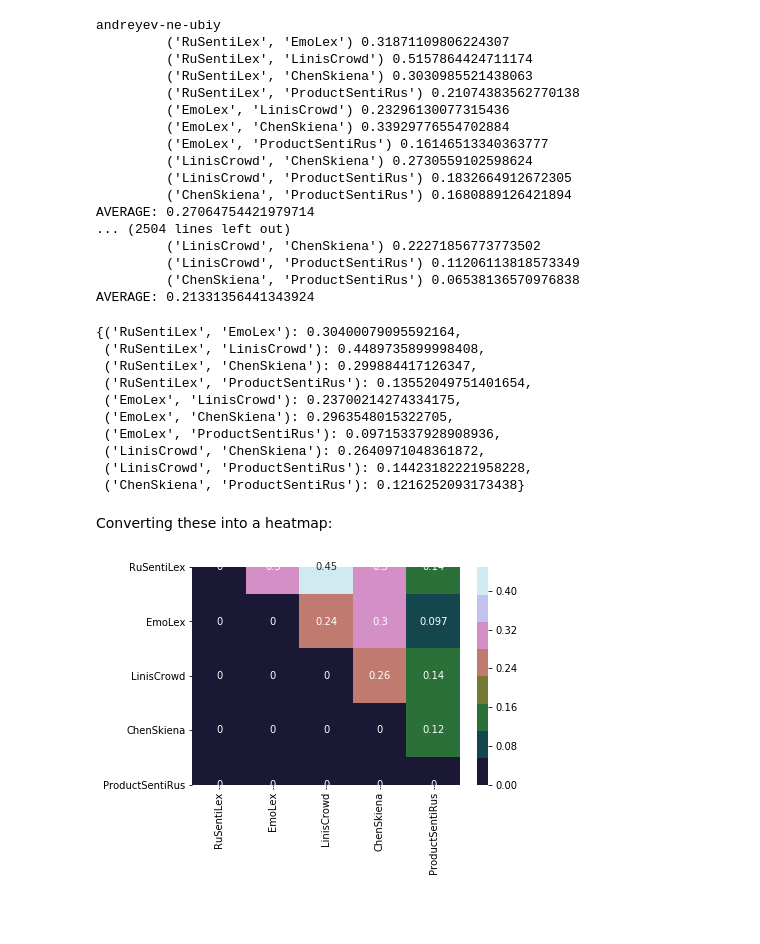
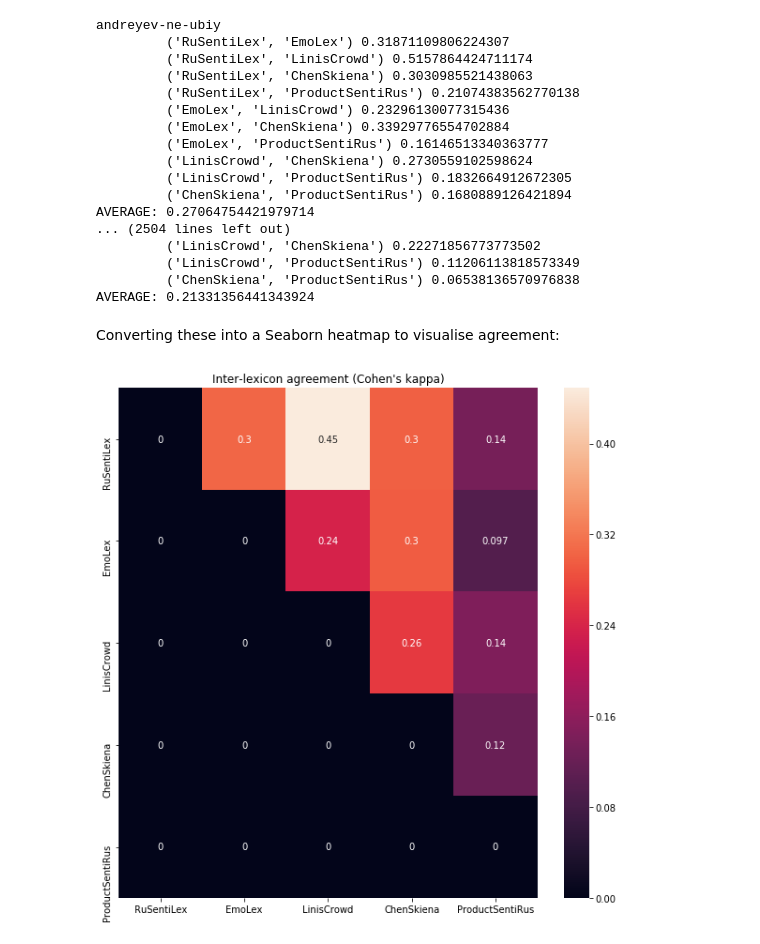
Before and after one commit to creaciond/rus-dra-emotions, a Jupyter notebook: lexicons.ipynb, the cells around one changed output. Drawn from its saved outputs; the diff is of its cells as text; code cells hidden in the pictures; blank space fills up the shorter version.

```diff
--- a/lexicons.ipynb
+++ b/lexicons.ipynb
@@ -59,8 +60,7 @@ plt.savefig("./data/figures/spoken_positive_by_lexicon.png", dpi=600)
 # %% [markdown]
 X-axis is a percentage of phrases in a play labeled positive, Y-axis is amount of plays with given percentage.
 # %%
-g = sns.FacetGrid(df, col="lexicon")
-sns.set_palette(sns.color_palette("hls", 8))
+g = sns.FacetGrid(df, col="lexicon", palette=sns.color_palette("hls", 8))
 g.map(plt.hist, "spoken negative, %");
 plt.savefig("./data/figures/spoken_negative_by_lexicon.png", dpi=600)
 # %% [output]
@@ -95,16 +95,17 @@ plt.savefig("./data/figures/stage_negative_by_lexicon.png", dpi=600)
 # %% [markdown]
 ### 2.3. Inter-lexicon agreement
 # %%
+lexicons = ["RuSentiLex", "EmoLex", "LinisCrowd", "ChenSkiena", "ProductSentiRus"]
 lexicons_pairs = []
-for item in combinations(lexicons_dict.keys(), 2):
+for item in combinations(lexicons, 2):
     lexicons_pairs.append(item)
 lexicons_pairwise = {pair: [] for pair in lexicons_pairs}
 # %%
 for play_name in df_by_line["play"].unique():
+    print(play_name)
     try:
         kappas = []
-        print(play_name)
-        data_to_viz = df_by_line[df_by_line["play"] == play_name][lexicons_dict.keys()]
+        data_to_viz = df_by_line[df_by_line["play"] == play_name][lexicons]
         for pair in lexicons_pairs:
             k = cohen_kappa_score(data_to_viz[pair[0]], data_to_viz[pair[1]])
             kappas.append(k)
@@ -112,7 +113,7 @@ for play_name in df_by_line["play"].unique():
             print("\t", pair, k)
         print("AVERAGE: {}".format(sum(kappas)/len(kappas)))
     except:
-        pass
+        print("ERROR")
 # %% [output]
 andreyev-ne-ubiy
          ('RuSentiLex', 'EmoLex') 0.31871109806224307
@@ -135,29 +136,18 @@ AVERAGE: 0.21331356441343924
 lexicons_pairwise_mean = {
     lexicons_key: mean(lexicons_pairwise[lexicons_key]) for lexicons_key in lexicons_pairwise
 }
-# %%
-lexicons_pairwise_mean
-# %% [output]
-{('RuSentiLex', 'EmoLex'): 0.30400079095592164,
- ('RuSentiLex', 'LinisCrowd'): 0.4489735899998408,
- ('RuSentiLex', 'ChenSkiena'): 0.299884417126347,
- ('RuSentiLex', 'ProductSentiRus'): 0.13552049751401654,
- ('EmoLex', 'LinisCrowd'): 0.23700214274334175,
- ('EmoLex', 'ChenSkiena'): 0.2963548015322705,
- ('EmoLex', 'ProductSentiRus'): 0.09715337928908936,
- ('LinisCrowd', 'ChenSkiena'): 0.2640971048361872,
- ('LinisCrowd', 'ProductSentiRus'): 0.14423182221958228,
- ('ChenSkiena', 'ProductSentiRus'): 0.1216252093173438}
 # %% [markdown]
-Converting these into a heatmap:
+Converting these into a Seaborn heatmap to visualise agreement:
 # %%
 M = np.zeros((len(lexicons), len(lexicons)))
 for l_mean in lexicons_pairwise_mean:
     ind_1 = lexicons.index(l_mean[0])
     ind_2 = lexicons.index(l_mean[1])
     M[ind_1][ind_2] = lexicons_pairwise_mean[l_mean]
-# %%
-sns.heatmap(M, xticklabels=lexicons, yticklabels=lexicons, annot=True,
-           cmap=sns.color_palette("cubehelix", 8));
-# %% [output]
-[figure, removed]
+# %%
+plt.figure(figsize=(10,10))
+plt.title("Inter-lexicon agreement (Cohen's kappa)")
+sns.heatmap(M, xticklabels=lexicons, yticklabels=lexicons, annot=True);
+plt.savefig("./data/figures/inter_lexicon_agreement.png", dpi=600)
+# %% [output]
+[figure, added]
```
Also changed, not shown: parts of 4 cells of this notebook.
